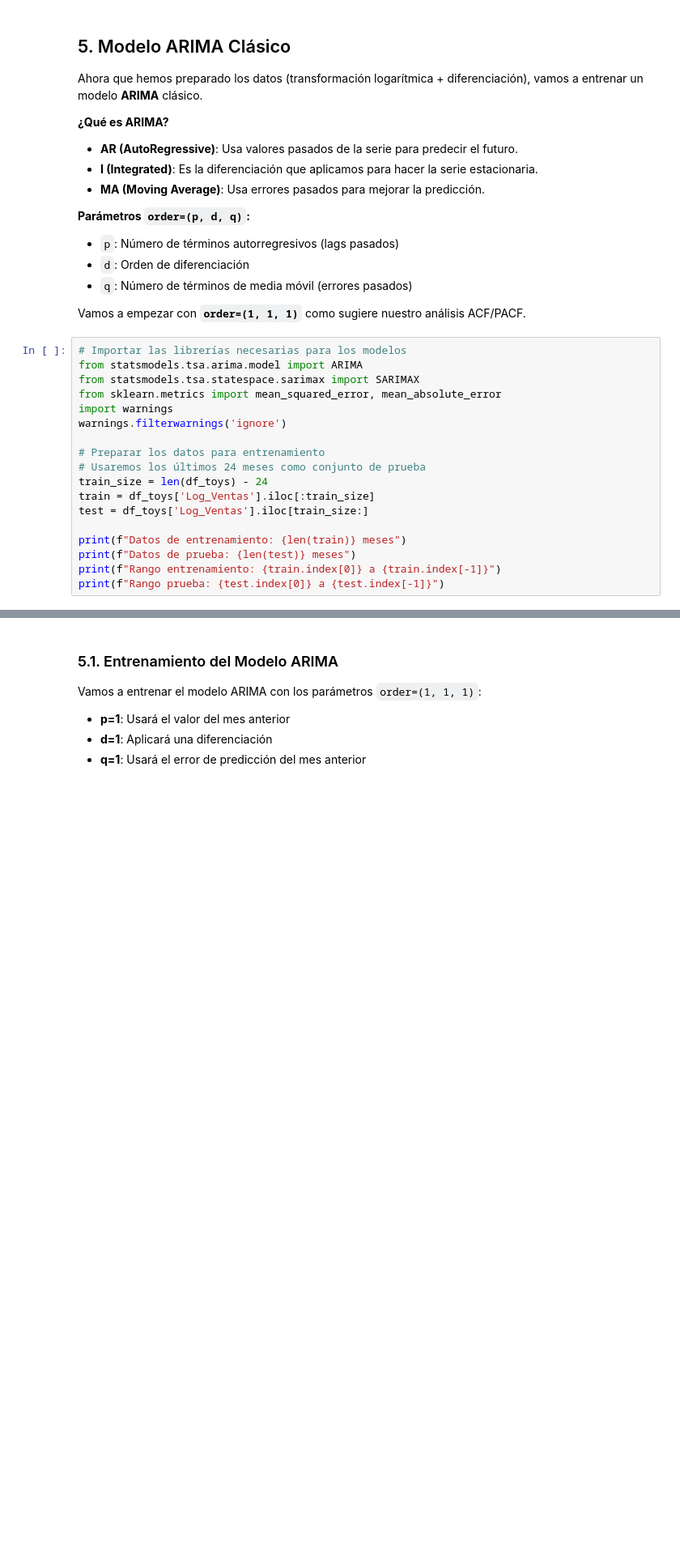
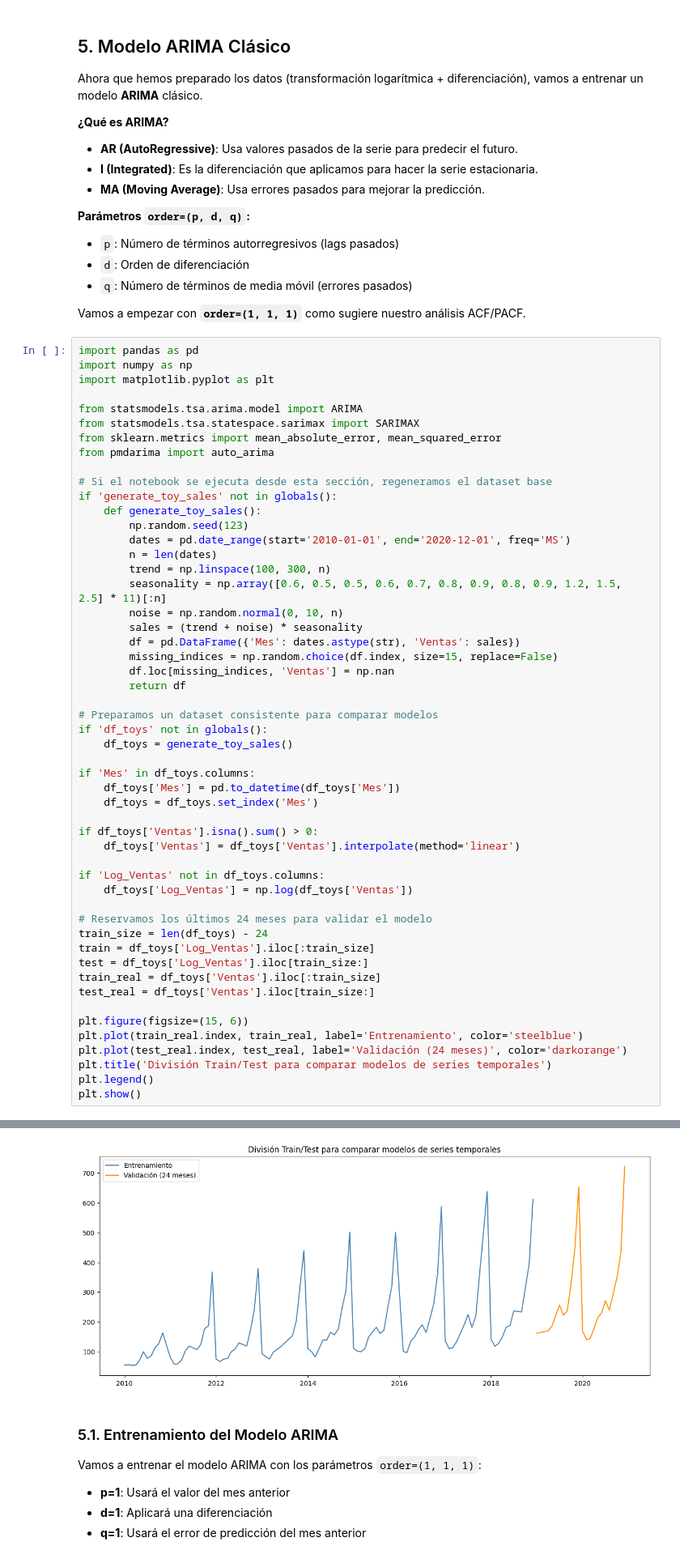
Before and after one commit to rasitoo/PythonDataAnalisis_bigdata_AHK, a Jupyter notebook: 22ARIMA_SARIMA_y_metodos _clasicos.ipynb, the cells around one changed output, grey strips where cells are left out. Shown at 81% size. Drawn from its saved outputs; the diff is of its cells as text; blank space fills up the shorter version.

```diff
--- a/22ARIMA_SARIMA_y_metodos _clasicos.ipynb
+++ b/22ARIMA_SARIMA_y_metodos _clasicos.ipynb
@@ -471,21 +471,55 @@ Ahora que hemos preparado los datos (transformación logarítmica + diferenciaci
 
 Vamos a empezar con **`order=(1, 1, 1)`** como sugiere nuestro análisis ACF/PACF.
 # %%
-# Importar las librerías necesarias para los modelos
+import pandas as pd
+import numpy as np
+import matplotlib.pyplot as plt
+
 from statsmodels.tsa.arima.model import ARIMA
 from statsmodels.tsa.statespace.sarimax import SARIMAX
-from sklearn.metrics import mean_squared_error, mean_absolute_error
-import warnings
-warnings.filterwarnings('ignore')
+from sklearn.metrics import mean_absolute_error, mean_squared_error
+from pmdarima import auto_arima
 
-# Preparar los datos para entrenamiento
-# Usaremos los últimos 24 meses como conjunto de prueba
+# Si el notebook se ejecuta desde esta sección, regeneramos el dataset base
+if 'generate_toy_sales' not in globals():
+    def generate_toy_sales():
+        np.random.seed(123)
+        dates = pd.date_range(start='2010-01-01', end='2020-12-01', freq='MS')
+        n = len(dates)
+        trend = np.linspace(100, 300, n)
+        seasonality = np.array([0.6, 0.5, 0.5, 0.6, 0.7, 0.8, 0.9, 0.8, 0.9, 1.2, 1.5, 2.5] * 11)[:n]
+        noise = np.random.normal(0, 10, n)
+        sales = (trend + noise) * seasonality
+        df = pd.DataFrame({'Mes': dates.astype(str), 'Ventas': sales})
+        missing_indices = np.random.choice(df.index, size=15, replace=False)
+        df.loc[missing_indices, 'Ventas'] = np.nan
+        return df
+
+# Preparamos un dataset consistente para comparar modelos
+if 'df_toys' not in globals():
+    df_toys = generate_toy_sales()
+
+if 'Mes' in df_toys.columns:
+    df_toys['Mes'] = pd.to_datetime(df_toys['Mes'])
+    df_toys = df_toys.set_index('Mes')
+
+if df_toys['Ventas'].isna().sum() > 0:
+    df_toys['Ventas'] = df_toys['Ventas'].interpolate(method='linear')
+
+if 'Log_Ventas' not in df_toys.columns:
+    df_toys['Log_Ventas'] = np.log(df_toys['Ventas'])
+
+# Reservamos los últimos 24 meses para validar el modelo
 train_size = len(df_toys) - 24
 train = df_toys['Log_Ventas'].iloc[:train_size]
 test = df_toys['Log_Ventas'].iloc[train_size:]
+train_real = df_toys['Ventas'].iloc[:train_size]
+test_real = df_toys['Ventas'].iloc[train_size:]
 
-print(f"Datos de entrenamiento: {len(train)} meses")
-print(f"Datos de prueba: {len(test)} meses")
-print(f"Rango entrenamiento: {train.index[0]} a {train.index[-1]}")
-print(f"Rango prueba: {test.index[0]} a {test.index[-1]}")
+plt.figure(figsize=(15, 6))
+plt.plot(train_real.index, train_real, label='Entrenamiento', color='steelblue')
+plt.plot(test_real.index, test_real, label='Validación (24 meses)', color='darkorange')
+plt.title('División Train/Test para comparar modelos de series temporales')
+plt.legend()
+plt.show()
 # %% [output]
@@ -496,3 +526,4 @@ Rango prueba: 2019-01-01 00:00:00 a 2020-12-01 00:00:00
+[figure, added]
 # %% [markdown]
 ### 5.1. Entrenamiento del Modelo ARIMA
 
```
Also changed, not shown: parts of 14 cells of this notebook.
